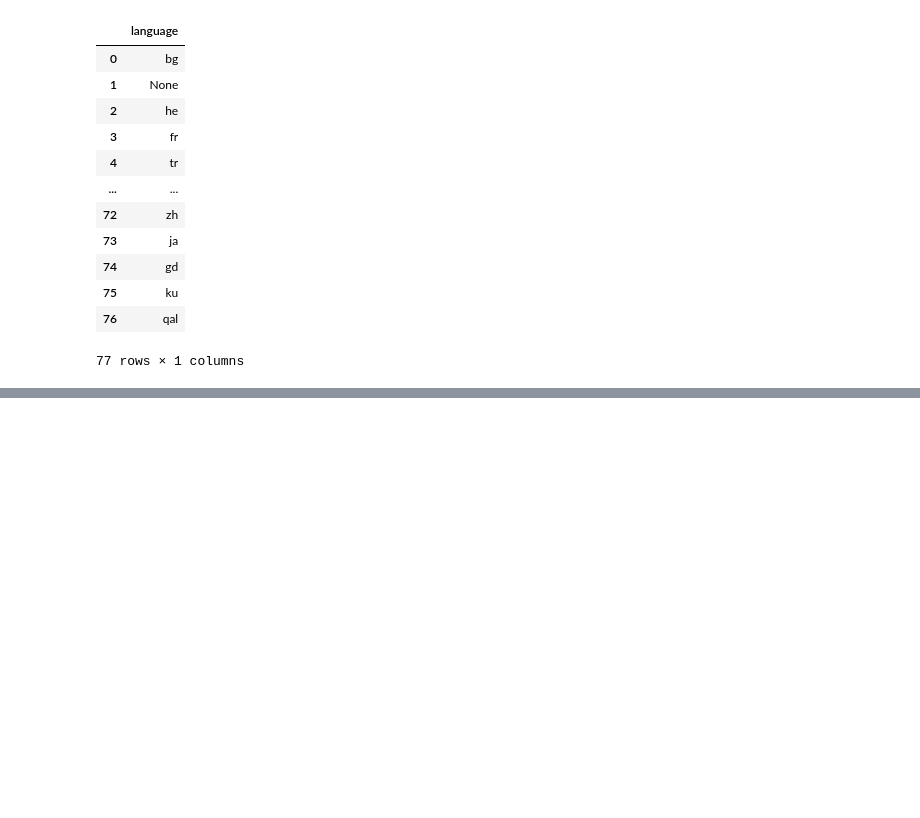
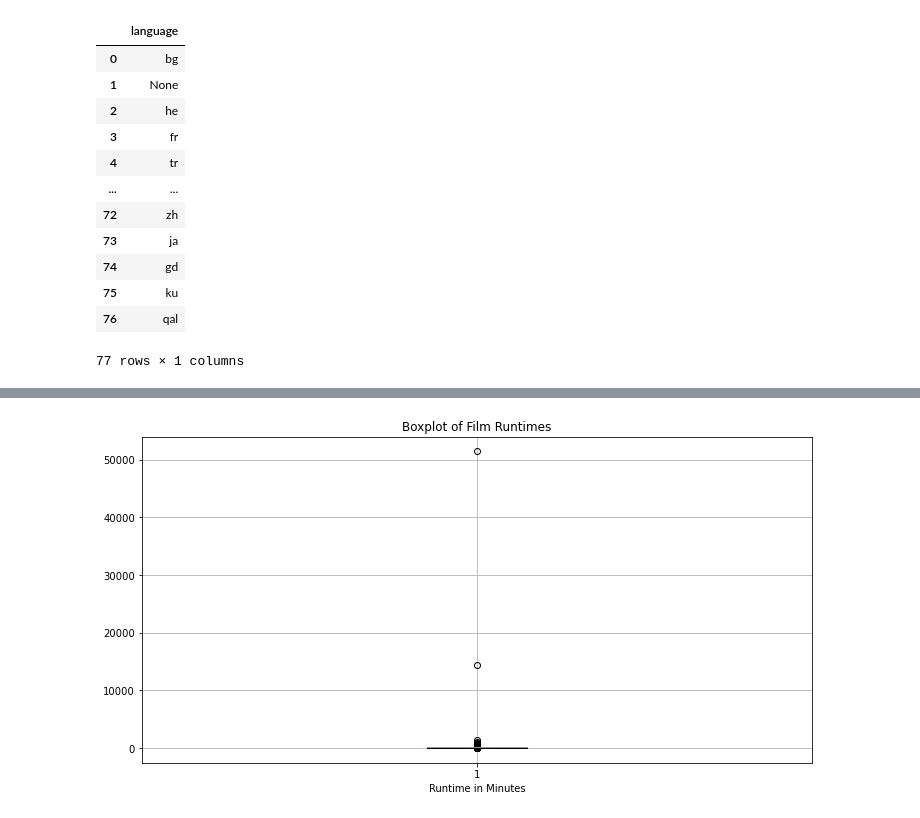
Before and after one commit to pyamin1878/Movie-Project, a Jupyter notebook: Notebooks/student_working_notebook_pat.ipynb, the cells around one changed output, grey strips where cells are left out. Cells and saved outputs as stored; diff of their text form; code cells hidden in the pictures; blank space fills up the shorter version.

```diff
--- a/Notebooks/student_working_notebook_pat.ipynb
+++ b/Notebooks/student_working_notebook_pat.ipynb
@@ -333,0 +366,14 @@ FROM movie_akas as akas
+# %%
+df_movies = pd.read_sql("""
+
+SELECT *
+FROM movie_basics
+JOIN movie_ratings
+    USING(movie_id)
+WHERE runtime_minutes is NOT NULL
+AND genres is NOT NULL
+ORDER BY numvotes DESC
+
+
+
+""", conn)
@@ -333,0 +463,9 @@ FROM movie_akas as akas
+# %%
+plt.figure(figsize=(12, 6))
+plt.boxplot(df_movies['runtime_minutes'], vert=True)
+plt.title('Boxplot of Film Runtimes')
+plt.xlabel('Runtime in Minutes')
+plt.grid(True)
+plt.show()
+# %% [output]
+[figure, added]
```
Also changed, not shown: parts of 18 cells of this notebook.
